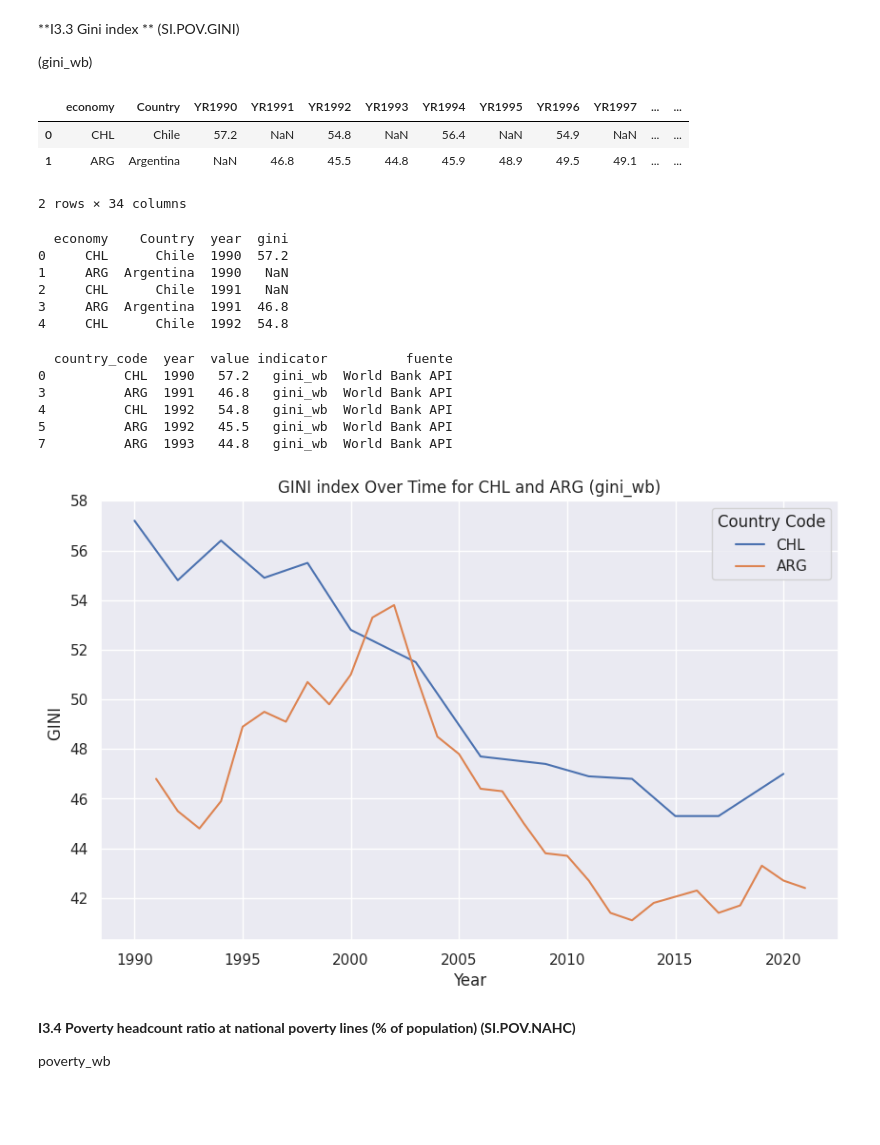
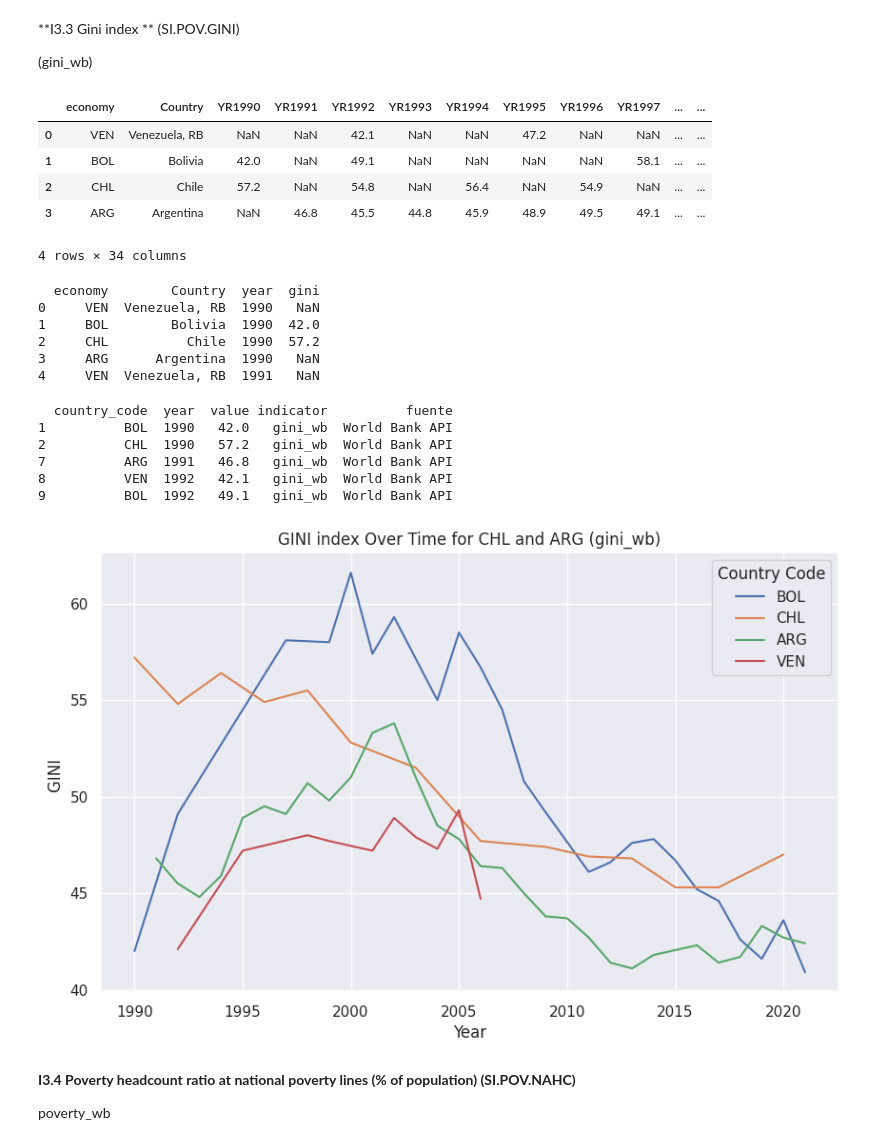
Before and after one commit to natdebandi/migmobs_exploratory, a Jupyter notebook: dataset_construction_v3.ipynb, the cells around one changed output. Cells and saved outputs as stored; diff of their text form; code cells hidden in the pictures; blank space fills up the shorter version.

```diff
--- a/dataset_construction_v3.ipynb
+++ b/dataset_construction_v3.ipynb
@@ -1342,7 +1338,7 @@ db_indicators.to_csv('db_indicators.csv', index=False)
 
 (gdp_wb)
 # %%
-gdp=wb.data.DataFrame('NY.GDP.MKTP.CD', ['ARG', 'CHL'], range(1990, 2022), labels=True)
+gdp=wb.data.DataFrame('NY.GDP.MKTP.CD', ['ARG', 'CHL','BOL', 'VEN'], range(1990, 2022), labels=True)
 gdp = gdp.reset_index()
 gdp
 # %% [output]
@@ -1424,14 +1414,16 @@ plt.show()
 
 (gini_wb)
 # %%
-gini=wb.data.DataFrame('SI.POV.GINI', ['ARG', 'CHL'], range(1990, 2022), labels=True)
+gini=wb.data.DataFrame('SI.POV.GINI', ['ARG', 'CHL','BOL', 'VEN'], range(1990, 2022), labels=True)
 gini = gini.reset_index()
 gini
 # %% [output]
 |  | economy | Country | YR1990 | YR1991 | YR1992 | YR1993 | YR1994 | YR1995 | YR1996 | YR1997 | ... | ... |
-| 0 | CHL | Chile | 57.2 | NaN | 54.8 | NaN | 56.4 | NaN | 54.9 | NaN | ... | ... |
-| 1 | ARG | Argentina | NaN | 46.8 | 45.5 | 44.8 | 45.9 | 48.9 | 49.5 | 49.1 | ... | ... |
+| 0 | VEN | Venezuela, RB | NaN | NaN | 42.1 | NaN | NaN | 47.2 | NaN | NaN | ... | ... |
+| 1 | BOL | Bolivia | 42.0 | NaN | 49.1 | NaN | NaN | NaN | NaN | 58.1 | ... | ... |
+| 2 | CHL | Chile | 57.2 | NaN | 54.8 | NaN | 56.4 | NaN | 54.9 | NaN | ... | ... |
+| 3 | ARG | Argentina | NaN | 46.8 | 45.5 | 44.8 | 45.9 | 48.9 | 49.5 | 49.1 | ... | ... |
-2 rows × 34 columns
+4 rows × 34 columns
 # %%
 # Realizar la transformación pivot usando melt
 
@@ -1446,12 +1438,12 @@ gini['year'] = gini['year'].str.replace('YR', '')
 # Mostrar las primeras filas de la tabla transformada
 print(gini.head())
 # %% [output]
-  economy    Country  year  gini
-0     CHL      Chile  1990  57.2
-1     ARG  Argentina  1990   NaN
-2     CHL      Chile  1991   NaN
-3     ARG  Argentina  1991  46.8
-4     CHL      Chile  1992  54.8
+  economy        Country  year  gini
+0     VEN  Venezuela, RB  1990   NaN
+1     BOL        Bolivia  1990  42.0
+2     CHL          Chile  1990  57.2
+3     ARG      Argentina  1990   NaN
+4     VEN  Venezuela, RB  1991   NaN
 # %%
 #creo el indicador y lo agrego a la base
 db_temp = gini[['economy', 'year','gini']]
@@ -1467,38 +1459,32 @@ db_temp = db_temp.dropna(subset=['value'])
 print(db_temp.head())
 # %% [output]
   country_code  year  value indicator          fuente
-0          CHL  1990   57.2   gini_wb  World Bank API
-3          ARG  1991   46.8   gini_wb  World Bank API
-4          CHL  1992   54.8   gini_wb  World Bank API
-5          ARG  1992   45.5   gini_wb  World Bank API
-7          ARG  1993   44.8   gini_wb  World Bank API
+1          BOL  1990   42.0   gini_wb  World Bank API
+2          CHL  1990   57.2   gini_wb  World Bank API
+7          ARG  1991   46.8   gini_wb  World Bank API
+8          VEN  1992   42.1   gini_wb  World Bank API
+9          BOL  1992   49.1   gini_wb  World Bank API
 # %%
 db_indicators = pd.concat([db_indicators, db_temp], axis=0)
 # %%
 # Convert 'year' column to integer
 db_indicators['year'] = db_indicators['year'].astype(int)
 # %%
-# Filter for indicator = 'db_temp['indicator'] = 'emigration_stock'
-
 filtered_df = db_indicators[db_indicators['indicator'] == 'gini_wb']
-
-# Filter for countries CHL and ARG
-countries = ['CHL', 'ARG']
-country_df = filtered_df[filtered_df['country_code'].isin(countries)]
 
 # Create the time series plot using seaborn
 plt.figure(figsize=(10, 6))
 sns.set_theme(style="darkgrid")
-sns.lineplot(x='year', y='value', hue='country_code', data=country_df)
+sns.lineplot(x='year', y='value', hue='country_code', data=filtered_df)
 
 plt.xlabel('Year')
 plt.ylabel('GINI ')
 plt.title('GINI index Over Time for CHL and ARG (gini_wb)')
 plt.legend(title='Country Code')
 plt.grid(True)
 plt.show()
 # %% [output]
-[figure, old version]
+[figure, new version]
 # %% [markdown]
 **I3.4 Poverty headcount ratio at national poverty lines (% of population) (SI.POV.NAHC)**
 
```
Also changed, not shown: parts of 12 cells of this notebook.
